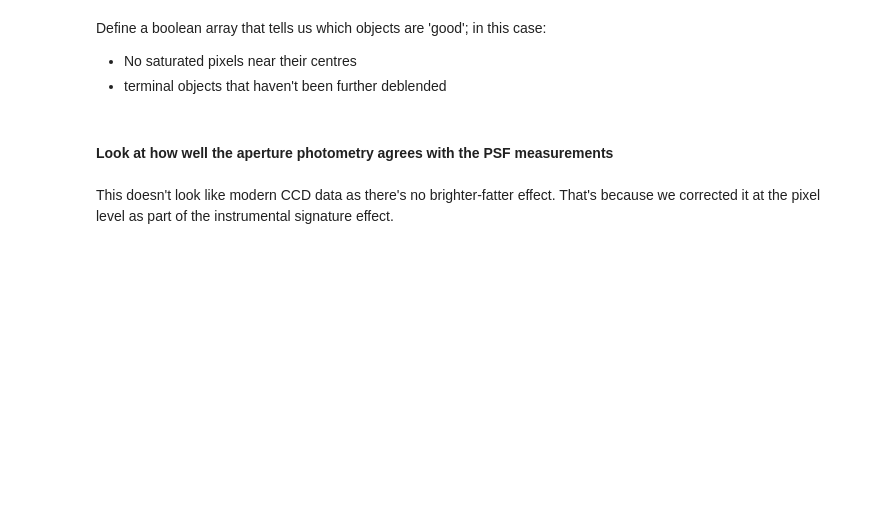
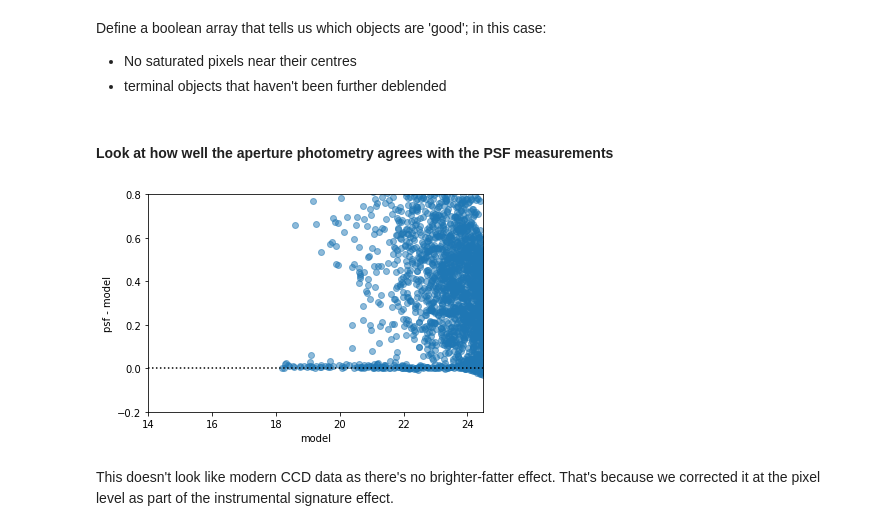
Before and after one commit to RobertLuptonTheGood/notebooks, a Jupyter notebook: Demos/Image Processing.ipynb, the cells around one changed output. Cells and saved outputs as stored; diff of their text form; code cells hidden in the pictures; blank space fills up the shorter version.

```diff
--- a/Demos/Image Processing.ipynb
+++ b/Demos/Image Processing.ipynb
@@ -145,33 +149,35 @@ good = np.logical_and.reduce([sources.get('base_PixelFlags_flag_interpolatedCent
 # %%
 if False:
     apMag = exposure.getPhotoCalib().instFluxToMagnitude(sources, 'base_CircularApertureFlux_12_0')
 else:
     apMag = exposure.getPhotoCalib().instFluxToMagnitude(sources, 'slot_ApFlux')
 
 try:
     modelMag = exposure.getPhotoCalib().instFluxToMagnitude(sources, 'modelfit_CModel')
 except pexExcept.NotFoundError:
     modelMag = None
 
 psfMag = exposure.getPhotoCalib().instFluxToMagnitude(sources, 'slot_PsfFlux')
 
 if False or modelMag is None:
     mag1, str1 = apMag, "ap"
 else:
     mag1, str1 = modelMag, "model"
 mag2, str2 = psfMag, "psf"
 
 plt.close(1); plt.figure(1)
-plt.plot(mag1[good], (mag2 - mag1)[good], 'o')
+plt.plot(mag1[good], (mag2 - mag1)[good], 'o', alpha=0.5)
 
 plt.axhline(0.0, ls=':', color='black')
 plt.xlim(14, 24.5)
 plt.ylim(-0.2, 0.8)
 
 plt.xlabel(str1)
 plt.ylabel(f"{str2} - {str1}")
 
 plt.show()
+# %% [output]
+[figure, added]
 # %% [markdown]
 This doesn't look like modern CCD data as there's no brighter-fatter effect.  That's because we corrected it at the pixel level as part of the instrumental signature effect.
 # %% [markdown]
```
Also changed, not shown: parts of 9 cells of this notebook, 4 other files.
